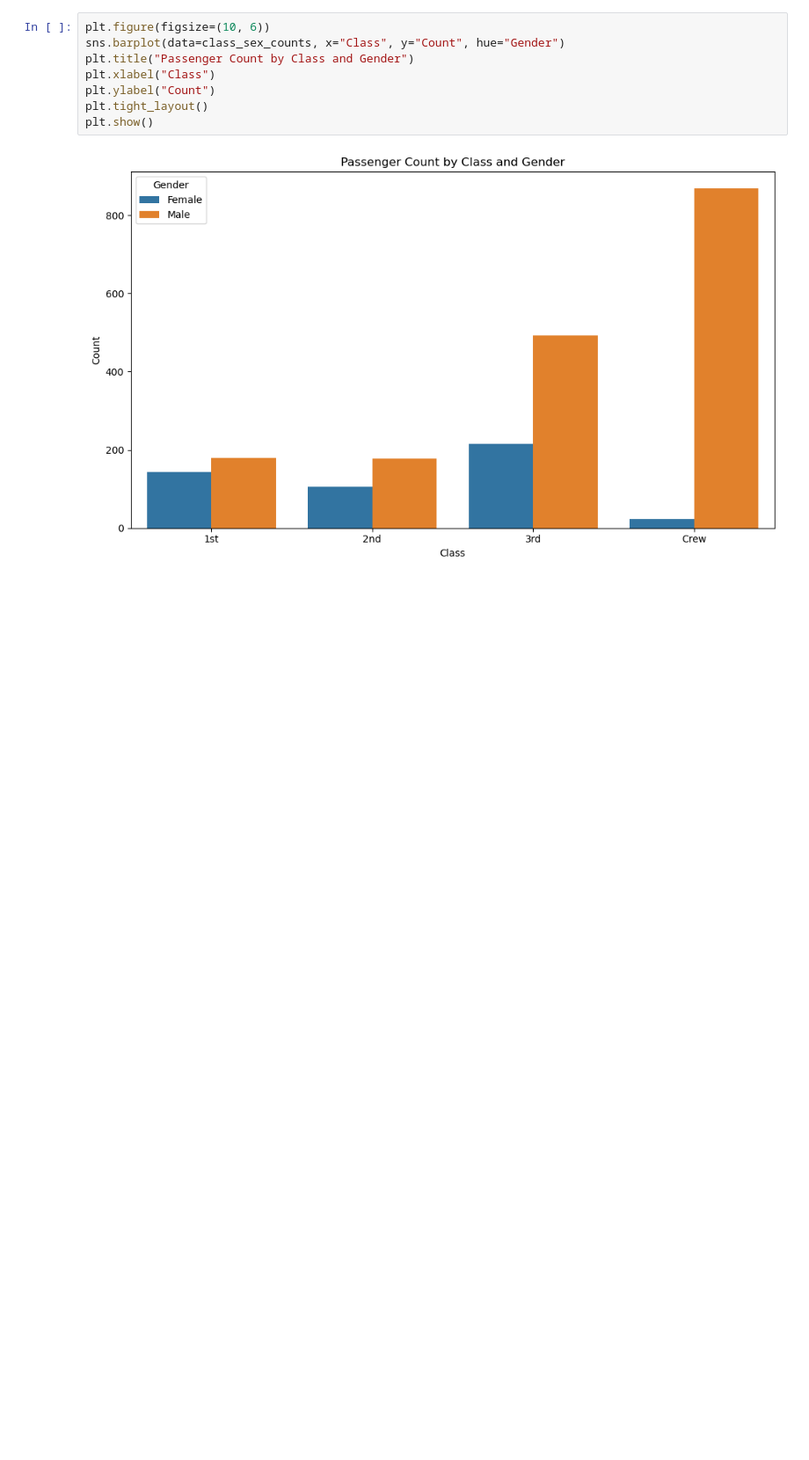
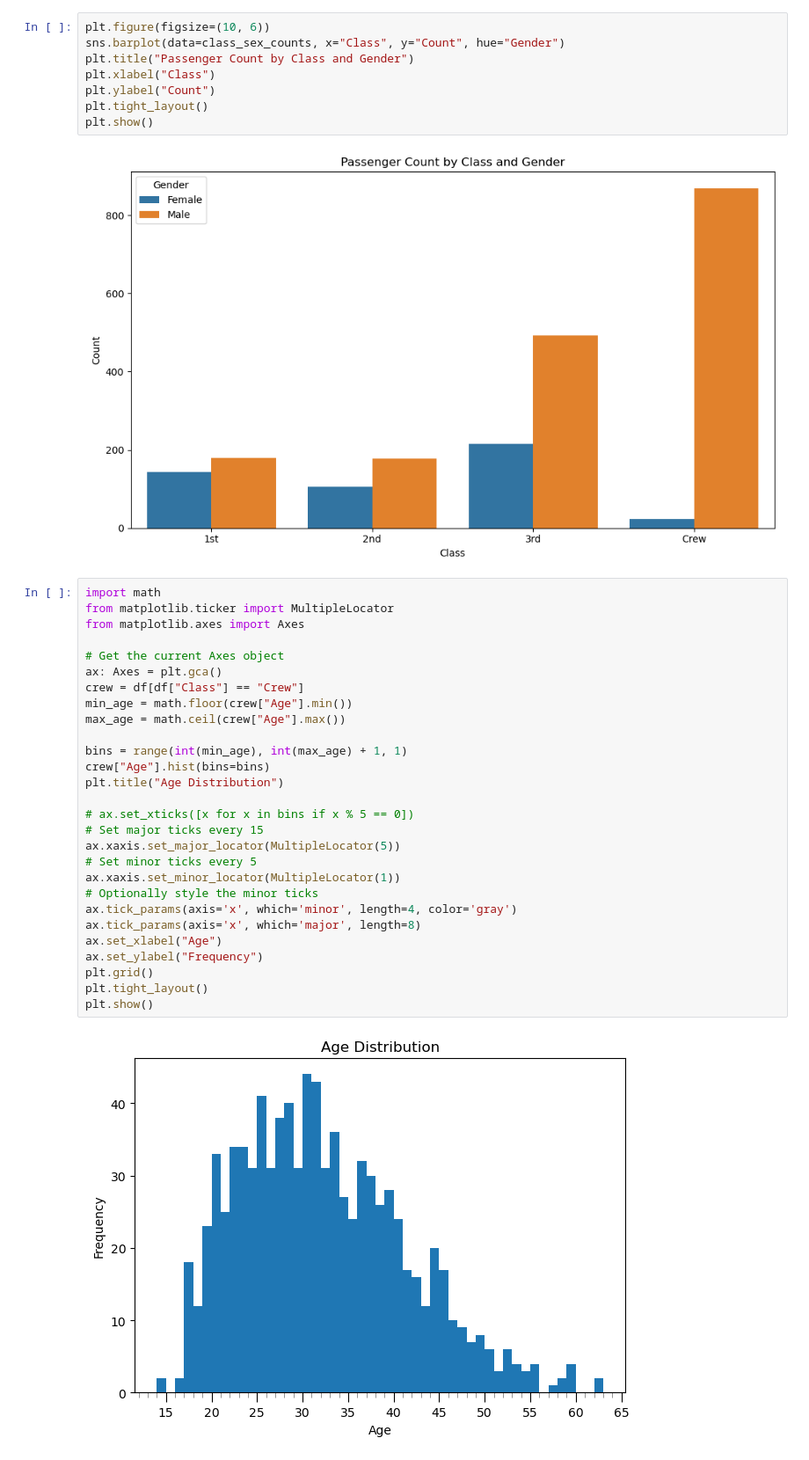
Before and after one commit to pkeen/intro-stats, a Jupyter notebook: 02-Data-Displaying/titanic/titanic.ipynb, the cells around one changed output. Shown at 88% size. Saved outputs shown, nothing was run; the diff lists cells and outputs as text; blank space fills up the shorter version.

```diff
--- a/02-Data-Displaying/titanic/titanic.ipynb
+++ b/02-Data-Displaying/titanic/titanic.ipynb
@@ -77,3 +77,33 @@ plt.tight_layout()
 plt.show()
 # %% [output]
 [figure]
+# %%
+import math
+from matplotlib.ticker import MultipleLocator
+from matplotlib.axes import Axes
+
+# Get the current Axes object
+ax: Axes = plt.gca()
+crew = df[df["Class"] == "Crew"]
+min_age = math.floor(crew["Age"].min())
+max_age = math.ceil(crew["Age"].max())
+
+bins = range(int(min_age), int(max_age) + 1, 1)
+crew["Age"].hist(bins=bins)
+plt.title("Age Distribution")
+
+# ax.set_xticks([x for x in bins if x % 5 == 0])
+# Set major ticks every 15
+ax.xaxis.set_major_locator(MultipleLocator(5))
+# Set minor ticks every 5
+ax.xaxis.set_minor_locator(MultipleLocator(1))
+# Optionally style the minor ticks
+ax.tick_params(axis='x', which='minor', length=4, color='gray')
+ax.tick_params(axis='x', which='major', length=8)
+ax.set_xlabel("Age")
+ax.set_ylabel("Frequency")
+plt.grid()
+plt.tight_layout()
+plt.show()
+# %% [output]
+[figure, added]
```
Also changed, not shown: 3 other files.
